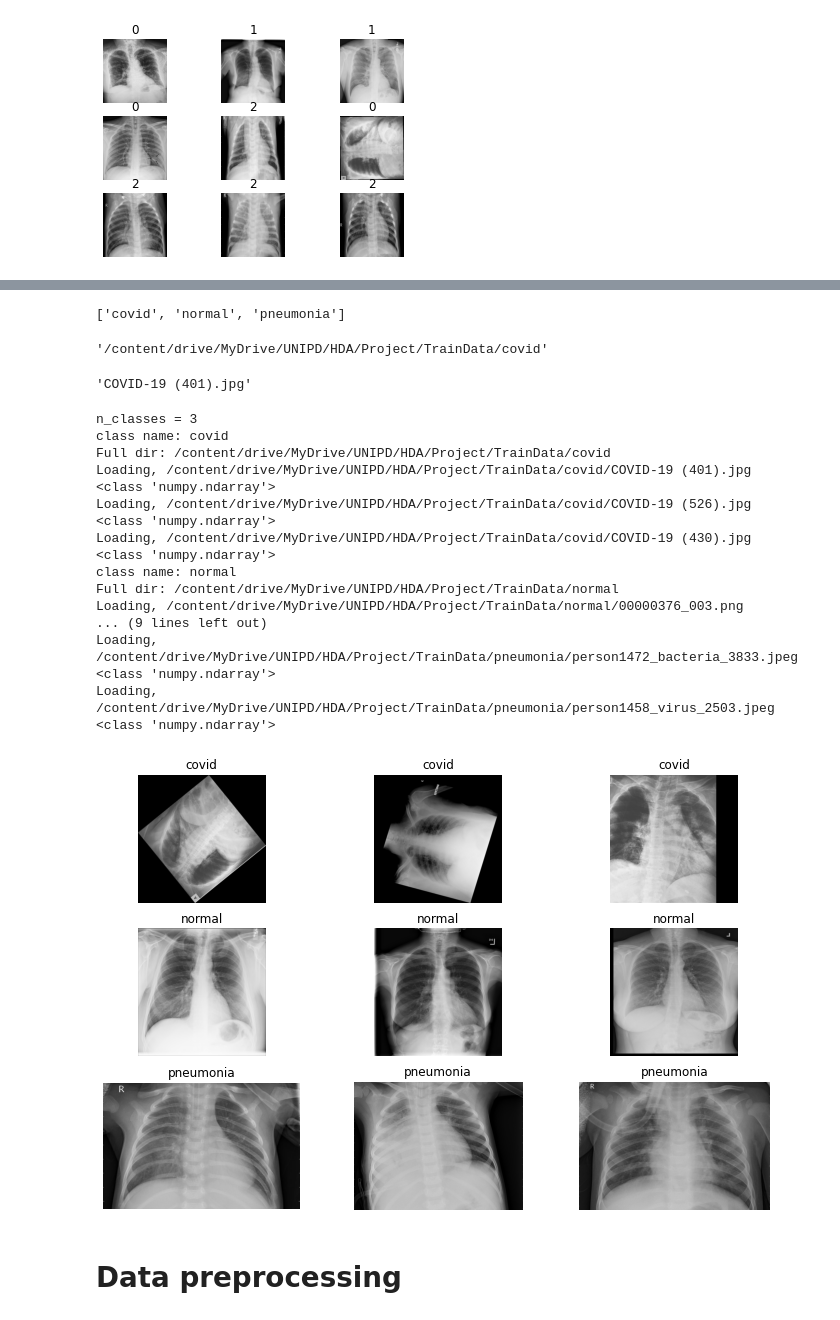
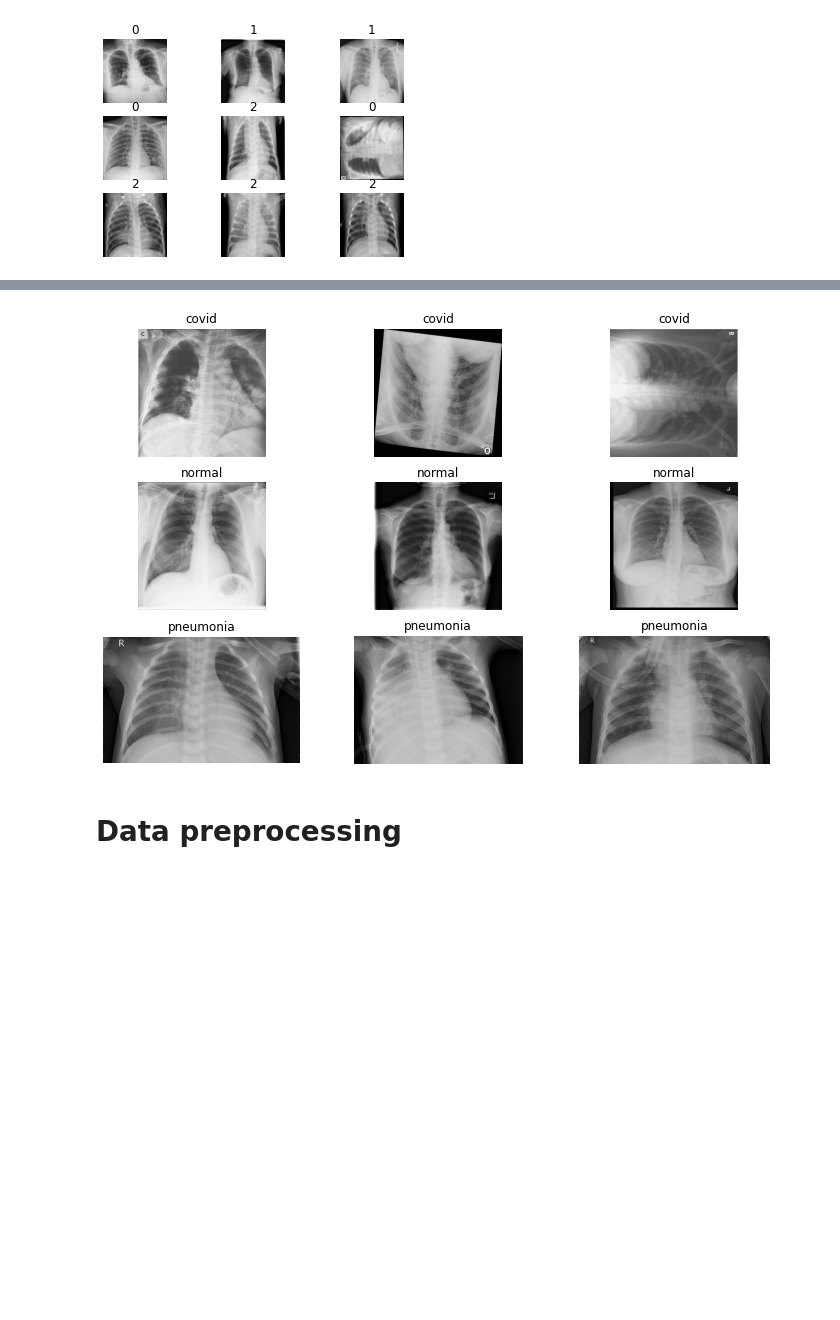
Before and after one commit to PashaIanko/Covid19Classifier, a Jupyter notebook: main.ipynb, the cells around one changed output, grey strips where cells are left out. Cells and saved outputs as stored; diff of their text form; code cells hidden in the pictures; blank space fills up the shorter version.

```diff
--- a/main.ipynb
+++ b/main.ipynb
@@ -45,6 +53,7 @@ class DataProperties:
     healthy_class = 0
     covid_class = 1
     pneumonia_class = 2
+    n_classes = 3
 
 class TrainParameters:
     train_size = 0.8
@@ -54,6 +63,7 @@ class TrainParameters:
 
 class PreprocParameters:
     resize_shape = (300, 300)
+    n_color_channels = 3
 # %% [markdown]
 # Data download
 # %% [markdown]
@@ -293,7 +301,7 @@ Found 414 files belonging to 3 classes.
 # ds_train = ds_train.prefetch(buffer_size = 1)
 # ds_validation = ds_validation.prefetch(buffer_size = 1)
 # %%
-for images, labels in ds_train.take(1):
+for images, labels in ds_train['data'].take(1):
     for i in range(9): #(batch_size):
         ax = plt.subplot(3, 3, i + 1)
         plt.imshow(images[i].numpy().astype("uint8"))
@@ -323,61 +315,29 @@ from nose.tools import assert_equal
 
 assert_equal(ds_train['class names'], ds_test['class names'])
 assert_equal(ds_train['class names'], ds_validation['class names'])
-# %%
-ds_train['class names']
-# %% [output]
-['covid', 'normal', 'pneumonia']
-# %%
-image_dir = DataProperties.train_data_path + class_names[0]
-image_dir
-# %% [output]
-'/content/drive/MyDrive/UNIPD/HDA/Project/TrainData/covid'
-# %%
-from os import listdir
-
-listdir(image_dir)[0]
-# %% [output]
-'COVID-19 (401).jpg'
 # %%
 train_class_names = ds_train['class names']
 n_classes = len(train_class_names)
-print(f'n_classes = {n_classes}')
+# print(f'n_classes = {n_classes}')
 n_plot = 3
 
 
 fig, axes = plt.subplots(n_classes, n_plot, figsize = (12, 8))
 
-for i, class_name in enumerate(class_names):
+for i, class_name in enumerate(train_class_names):
     # print(f'class name: {class_name}')
     full_dir = DataProperties.train_data_path + class_name
     # print(f'Full dir: {full_dir}')
     images_full_dirs = listdir(full_dir)[: n_plot]
     # print(images_full_dirs)
     images = [load_image(full_dir + '/' + dir) for dir in images_full_dirs]
 
     for j, image in enumerate(images):
         axes[i, j].imshow(image)
         axes[i, j].axis('off')
         axes[i, j].set_title(class_name)
 # %% [output]
-n_classes = 3
-class name: covid
-Full dir: /content/drive/MyDrive/UNIPD/HDA/Project/TrainData/covid
-Loading, /content/drive/MyDrive/UNIPD/HDA/Project/TrainData/covid/COVID-19 (401).jpg
-<class 'numpy.ndarray'>
-Loading, /content/drive/MyDrive/UNIPD/HDA/Project/TrainData/covid/COVID-19 (526).jpg
-<class 'numpy.ndarray'>
-Loading, /content/drive/MyDrive/UNIPD/HDA/Project/TrainData/covid/COVID-19 (430).jpg
-<class 'numpy.ndarray'>
-class name: normal
-Full dir: /content/drive/MyDrive/UNIPD/HDA/Project/TrainData/normal
-Loading, /content/drive/MyDrive/UNIPD/HDA/Project/TrainData/normal/00000376_003.png
-... (9 lines left out)
-Loading, /content/drive/MyDrive/UNIPD/HDA/Project/TrainData/pneumonia/person1472_bacteria_3833.jpeg
-<class 'numpy.ndarray'>
-Loading, /content/drive/MyDrive/UNIPD/HDA/Project/TrainData/pneumonia/person1458_virus_2503.jpeg
-<class 'numpy.ndarray'>
-[figure, old version]
+[figure, new version]
 # %% [markdown]
 # Data preprocessing
 # %% [markdown]
```
Also changed, not shown: parts of 21 cells of this notebook.
